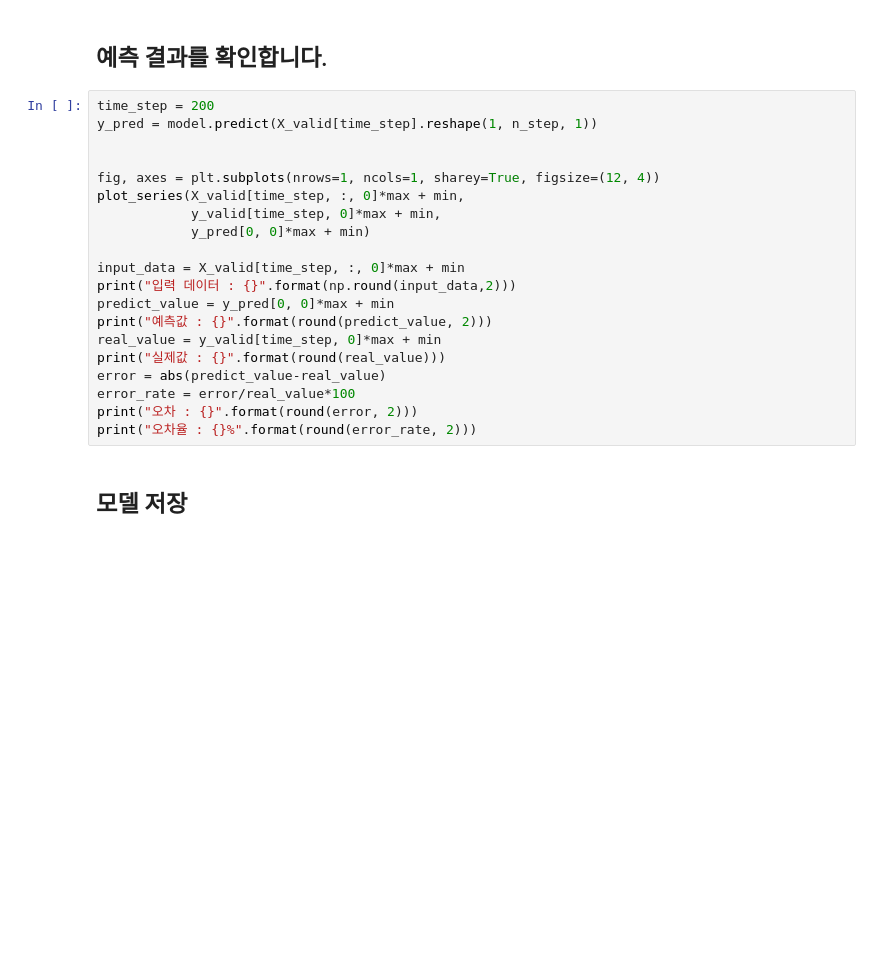
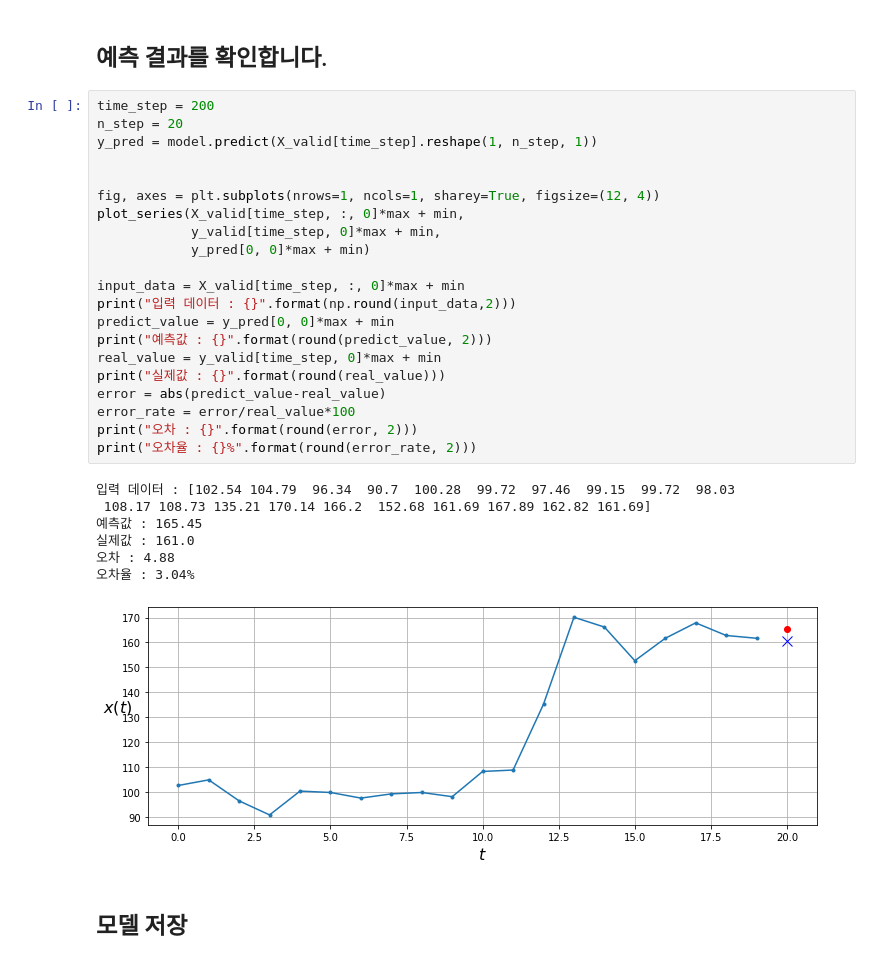
Before and after one commit to kgpark88/ems, a Jupyter notebook: power_usage_prediction.ipynb, the cells around one changed output. Cells and saved outputs as stored; diff of their text form; blank space fills up the shorter version.

```diff
--- a/power_usage_prediction.ipynb
+++ b/power_usage_prediction.ipynb
@@ -229,24 +287,33 @@ model.evaluate(X_valid, y_valid)
 ## 예측 결과를 확인합니다.
 # %%
 time_step = 200
+n_step = 20
 y_pred = model.predict(X_valid[time_step].reshape(1, n_step, 1))
 
 
 fig, axes = plt.subplots(nrows=1, ncols=1, sharey=True, figsize=(12, 4))
 plot_series(X_valid[time_step, :, 0]*max + min,
             y_valid[time_step, 0]*max + min,
             y_pred[0, 0]*max + min)
 
 input_data = X_valid[time_step, :, 0]*max + min
 print("입력 데이터 : {}".format(np.round(input_data,2)))
 predict_value = y_pred[0, 0]*max + min
 print("예측값 : {}".format(round(predict_value, 2)))
 real_value = y_valid[time_step, 0]*max + min
 print("실제값 : {}".format(round(real_value)))
 error = abs(predict_value-real_value)
 error_rate = error/real_value*100
 print("오차 : {}".format(round(error, 2)))
 print("오차율 : {}%".format(round(error_rate, 2)))
+# %% [output]
+입력 데이터 : [102.54 104.79  96.34  90.7  100.28  99.72  97.46  99.15  99.72  98.03
+ 108.17 108.73 135.21 170.14 166.2  152.68 161.69 167.89 162.82 161.69]
+예측값 : 165.45
+실제값 : 161.0
+오차 : 4.88
+오차율 : 3.04%
+[figure, added]
 # %% [markdown]
 ## 모델 저장
 # %%
```
Also changed, not shown: parts of 7 cells of this notebook.
